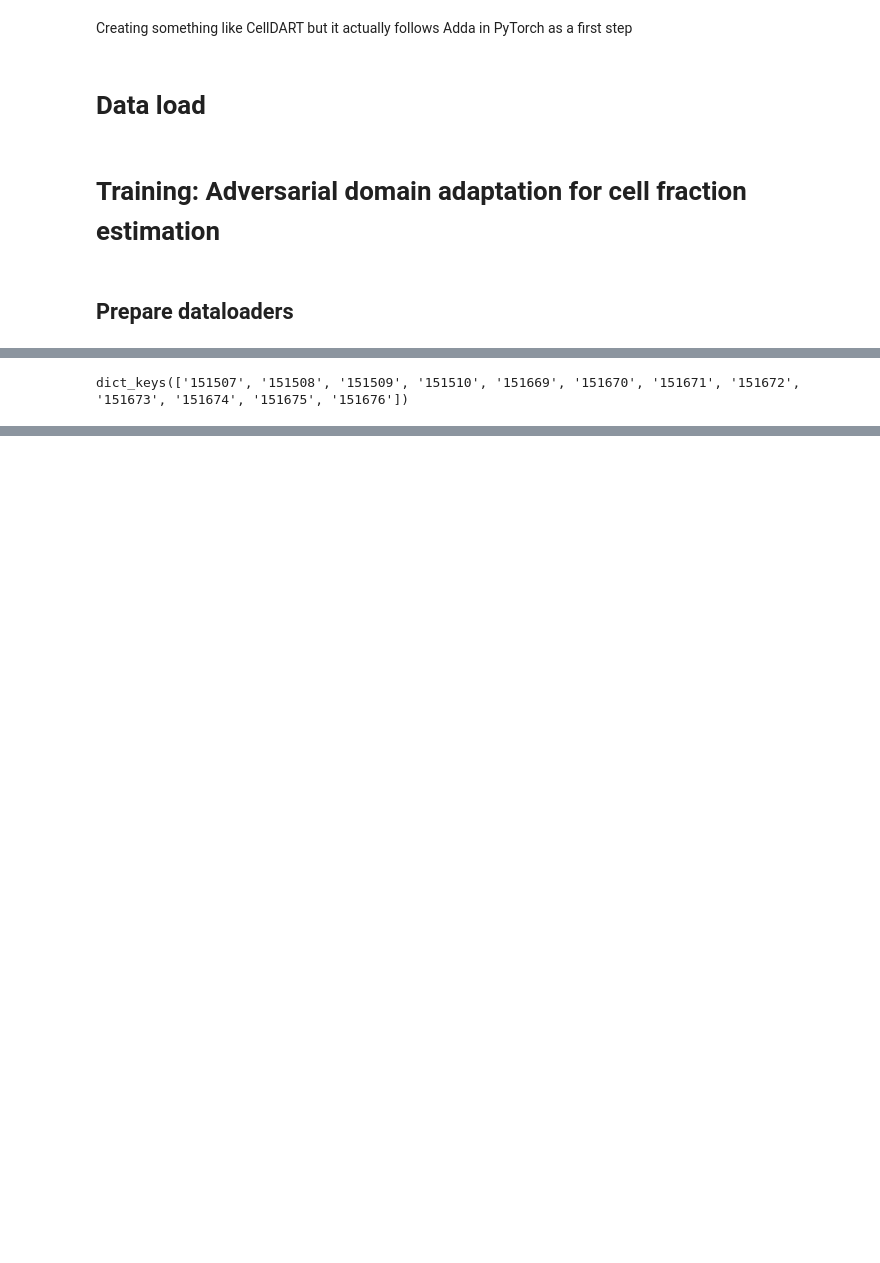
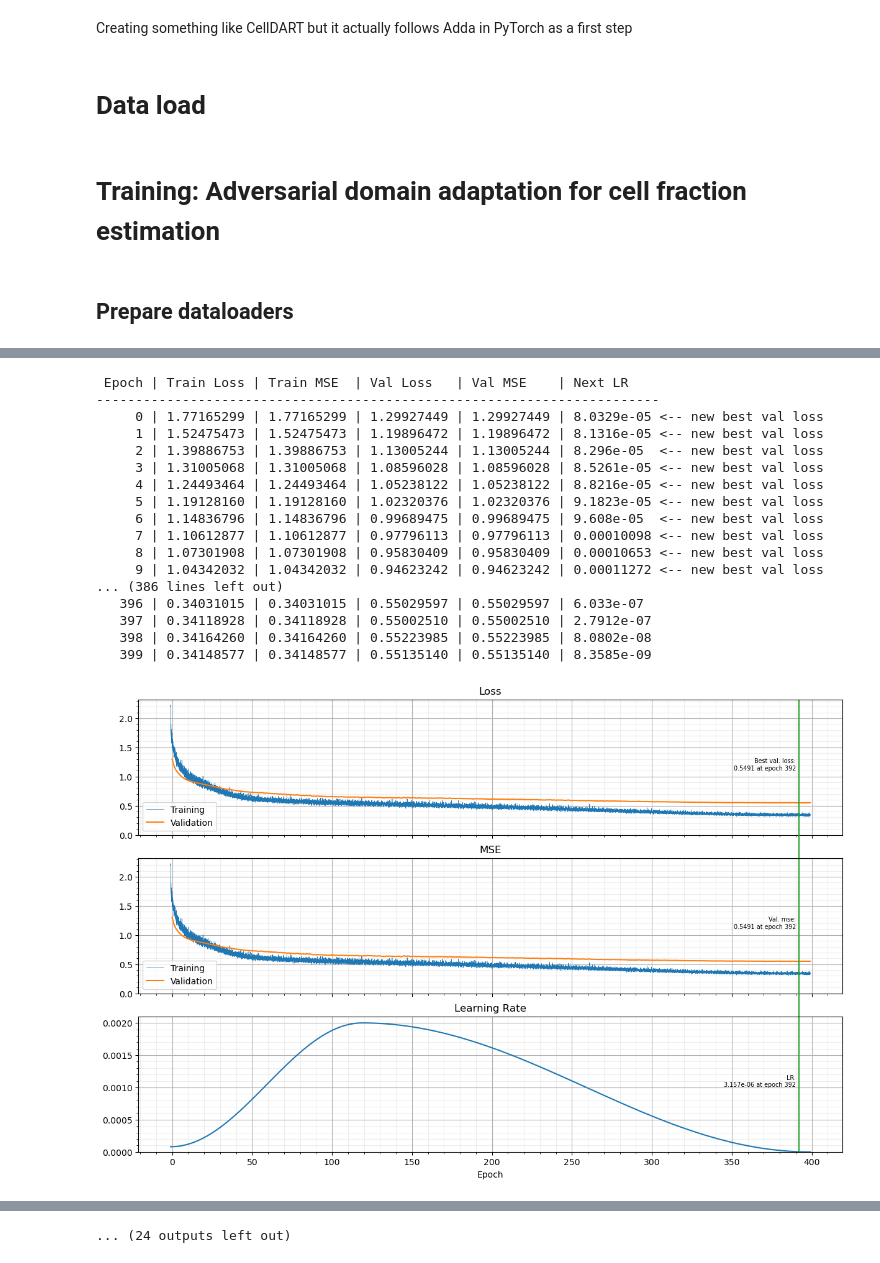
Before and after one commit to williamrobotma/AGrEDA, a Jupyter notebook: autoenc_st.ipynb, the cells around one changed output, grey strips where cells are left out. Cells and saved outputs as stored; diff of their text form; code cells hidden in the pictures; blank space fills up the shorter version.

```diff
--- a/autoenc_st.ipynb
+++ b/autoenc_st.ipynb
@@ -308,6 +319,12 @@ def plot_iters(nested_list, startpoint=False, endpoint=True, ax=None, **kwargs):
 # %%
-# Validation using MSE Loss function
-criterion = torch.nn.MSELoss()
+def pred_loss(model, x):
+    x_pred = model(x)
+    loss = criterion(x_pred, x)
+    if not isinstance(criterion, nn.MSELoss):
+        mse = F.mse_loss(x_pred.detach(), x)
+    else:
+        mse = loss
+    return x_pred, loss, mse
 
 
 def run_epoch(
@@ -322,6 +339,7 @@ def run_epoch(
     """Runs a single epoch of training or validation."""
     running_results = {}
     running_results["loss"] = []
+    running_results["mse"] = []
     running_results["bs"] = []
     if scheduler is not None:
         running_results["lr"] = []
@@ -338,13 +356,13 @@ def run_epoch(
 
         if scaler is not None:
             with autocast(device_type=device.type, dtype=torch.float16):
-                x_pred = model(x)
-                loss = criterion(x_pred, x)
+                x_pred, loss, mse = pred_loss(model, x)
         else:
-            x_pred = model(x)
-            loss = criterion(x_pred, x)
+            x_pred, loss, mse = pred_loss(model, x)
+
 
         running_results["loss"].append(loss.item())
+        running_results["mse"].append(mse.item())
         # we will weight average by batch size later
         running_results["bs"].append(len(x))
         if predict:
@@ -369,6 +387,7 @@ def run_epoch(
                 optimizer.step()
             if scheduler is not None:
                 scheduler.step()
+
         if inner is not None:
             inner.update(1)
 
@@ -719,4 +545,0 @@ Start train...
-# %%
-dataloader_target_val_d.keys()
-# %% [output]
-dict_keys(['151507', '151508', '151509', '151510', '151669', '151670', '151671', '151672', '151673', '151674', '151675', '151676'])
@@ -722,0 +634,32 @@ dict_keys(['151507', '151508', '151509', '151510', '151669', '151670', '151671',
+# %%
+for sample_id in st_sample_id_l:
+    print(f"Training on sample {sample_id}")
+    save_folder = os.path.join(model_folder, sample_id)
+    if not os.path.exists(save_folder):
+        os.makedirs(save_folder)
+
+    # Model Initialization
+    model = AutoEncoder(
+        inp_dim=mat_sp_d[sample_id]["train"].shape[1], **autoencoder_kwargs
+    )
+    model = model.to(device)
+    model.apply(initialize_weights)
+    print(model)
+
+    results_history_out = train(
+        model,
+        save_folder,
+        dataloader_target_train_d[sample_id],
+        dataloader_target_val_d[sample_id],
+        epochs=INITIAL_TRAIN_EPOCHS,
+        **adamw_kwargs
+    )
+
+
+    best_checkpoint = torch.load(os.path.join(save_folder, f"final_model.pth"))
+    best_epoch = best_checkpoint["epoch"]
+
+    train_history_running = results_history_out["train"]["running"]
+    val_history = results_history_out["val"]["avg"]
+    plot_results(train_history_running, val_history, best_epoch, save_folder=save_folder)
+# %% [output]
@@ -722,0 +683,18 @@ dict_keys(['151507', '151508', '151509', '151510', '151669', '151670', '151671',
+ Epoch | Train Loss | Train MSE  | Val Loss   | Val MSE    | Next LR
+------------------------------------------------------------------------
+     0 | 1.77165299 | 1.77165299 | 1.29927449 | 1.29927449 | 8.0329e-05 <-- new best val loss
+     1 | 1.52475473 | 1.52475473 | 1.19896472 | 1.19896472 | 8.1316e-05 <-- new best val loss
+     2 | 1.39886753 | 1.39886753 | 1.13005244 | 1.13005244 | 8.296e-05  <-- new best val loss
+     3 | 1.31005068 | 1.31005068 | 1.08596028 | 1.08596028 | 8.5261e-05 <-- new best val loss
+     4 | 1.24493464 | 1.24493464 | 1.05238122 | 1.05238122 | 8.8216e-05 <-- new best val loss
+     5 | 1.19128160 | 1.19128160 | 1.02320376 | 1.02320376 | 9.1823e-05 <-- new best val loss
+     6 | 1.14836796 | 1.14836796 | 0.99689475 | 0.99689475 | 9.608e-05  <-- new best val loss
+     7 | 1.10612877 | 1.10612877 | 0.97796113 | 0.97796113 | 0.00010098 <-- new best val loss
+     8 | 1.07301908 | 1.07301908 | 0.95830409 | 0.95830409 | 0.00010653 <-- new best val loss
+     9 | 1.04342032 | 1.04342032 | 0.94623242 | 0.94623242 | 0.00011272 <-- new best val loss
+... (386 lines left out)
+   396 | 0.34031015 | 0.34031015 | 0.55029597 | 0.55029597 | 6.033e-07
+   397 | 0.34118928 | 0.34118928 | 0.55002510 | 0.55002510 | 2.7912e-07
+   398 | 0.34164260 | 0.34164260 | 0.55223985 | 0.55223985 | 8.0802e-08
+   399 | 0.34148577 | 0.34148577 | 0.55135140 | 0.55135140 | 8.3585e-09
+[figure, added]
@@ -723 +806,2 @@ dict_keys(['151507', '151508', '151509', '151510', '151669', '151670', '151671',
+... (24 outputs left out)
 # %%
```
Also changed, not shown: parts of 13 cells of this notebook, 8 other files.
